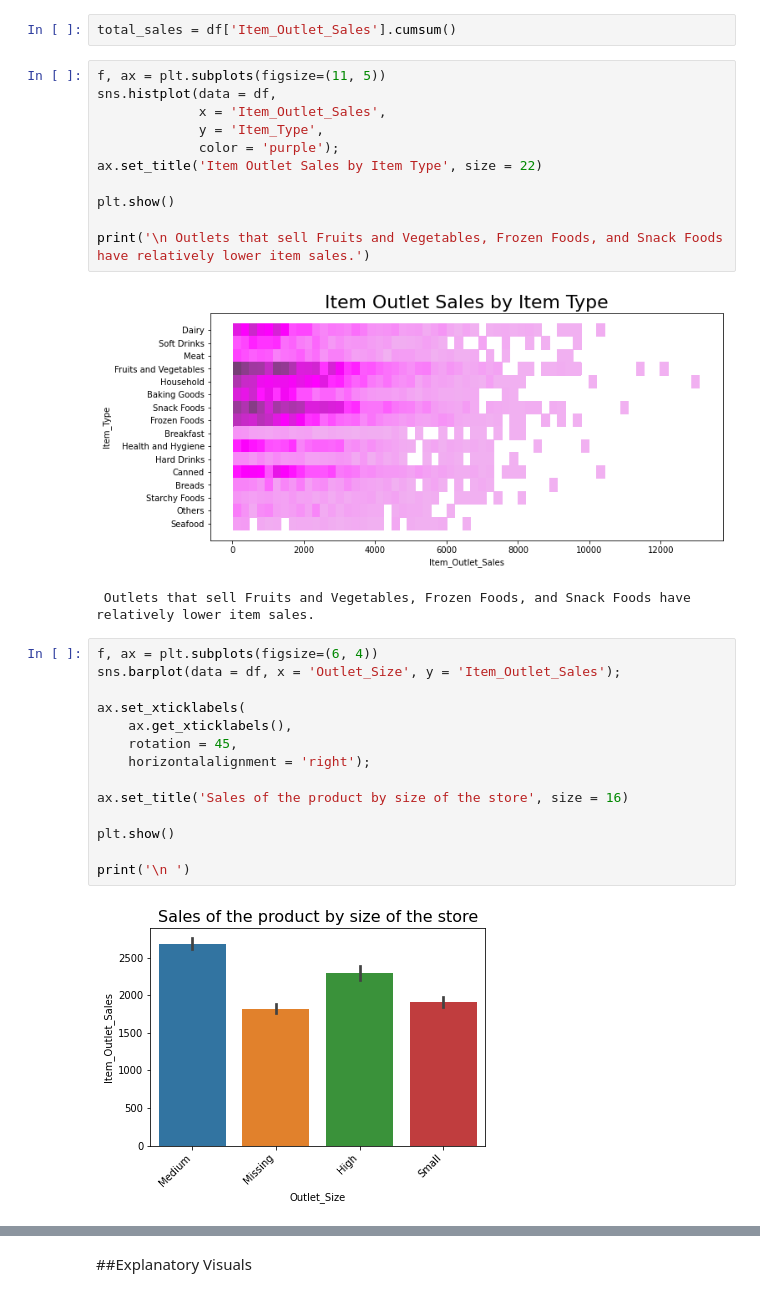
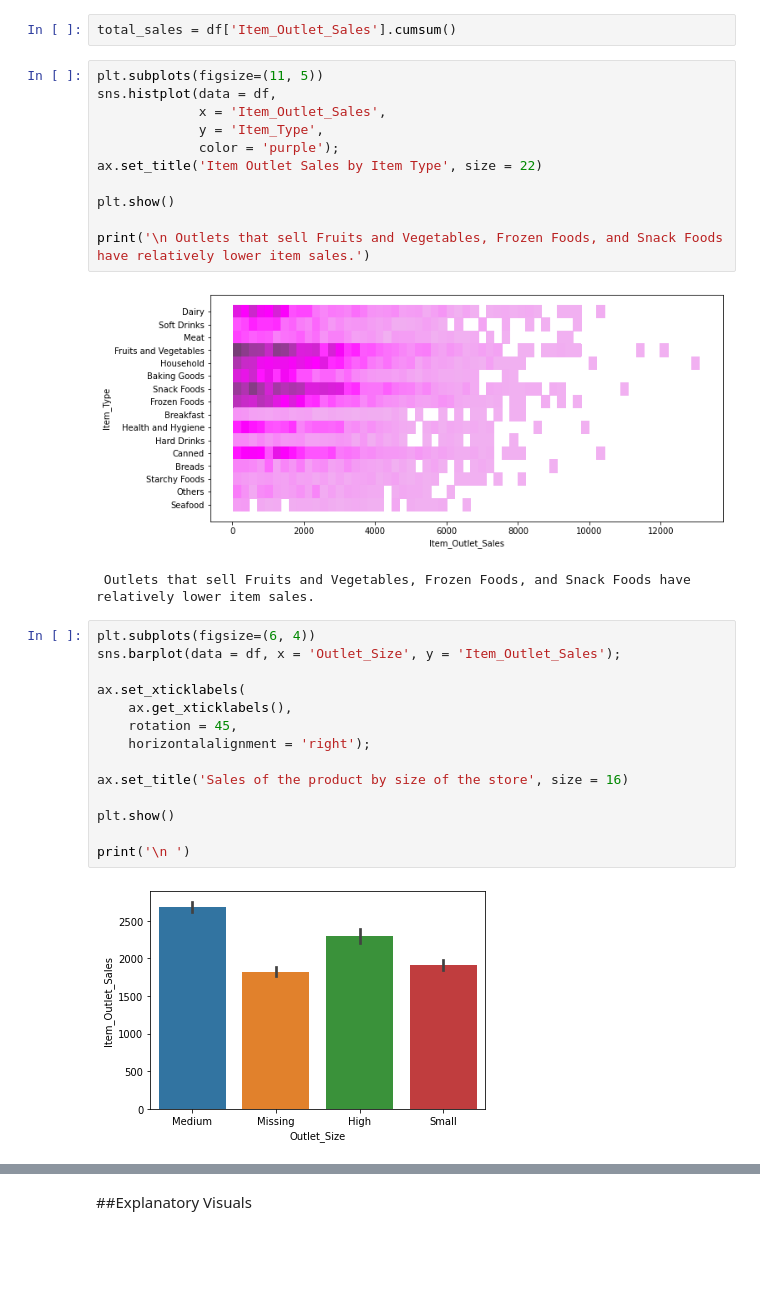
Before and after one commit to craiggossen/Projects, a Jupyter notebook: food_sales_predictions.ipynb, the cells around one changed output, grey strips where cells are left out. Drawn from its saved outputs; the diff is of its cells as text; blank space fills up the shorter version.

```diff
--- a/food_sales_predictions.ipynb
+++ b/food_sales_predictions.ipynb
@@ -285,21 +285,21 @@ Useful data may include 'Item_Outlet_Sales' (total_sales = df['Item_Outlet_Sales
 # %%
 total_sales = df['Item_Outlet_Sales'].cumsum()
 # %%
-f, ax = plt.subplots(figsize=(11, 5))
+plt.subplots(figsize=(11, 5))
 sns.histplot(data = df,
              x = 'Item_Outlet_Sales',
              y = 'Item_Type',
              color = 'purple');
 ax.set_title('Item Outlet Sales by Item Type', size = 22)
 
 plt.show()
 
 print('\n Outlets that sell Fruits and Vegetables, Frozen Foods, and Snack Foods have relatively lower item sales.')
 # %% [output]
-[figure, old version]
+[figure, new version]
  Outlets that sell Fruits and Vegetables, Frozen Foods, and Snack Foods have relatively lower item sales.
 # %%
-f, ax = plt.subplots(figsize=(6, 4))
+plt.subplots(figsize=(6, 4))
 sns.barplot(data = df, x = 'Outlet_Size', y = 'Item_Outlet_Sales');
 
 ax.set_xticklabels(
@@ -313,7 +313,7 @@ plt.show()
 
 print('\n ')
 # %% [output]
-[figure, old version]
+[figure, new version]
 # %%
 corr = df.corr()
 
```
Also changed, not shown: parts of 1 cell of this notebook.
